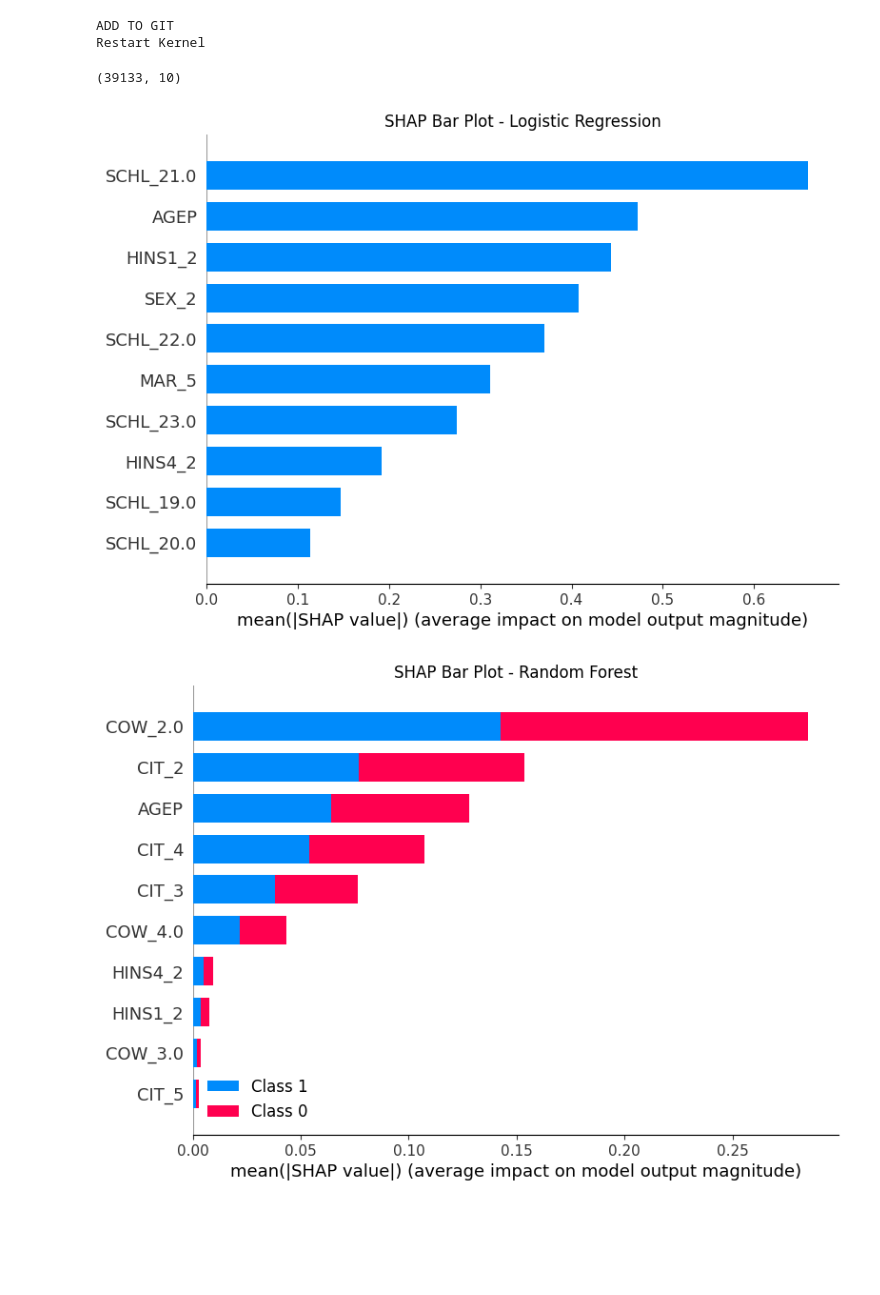
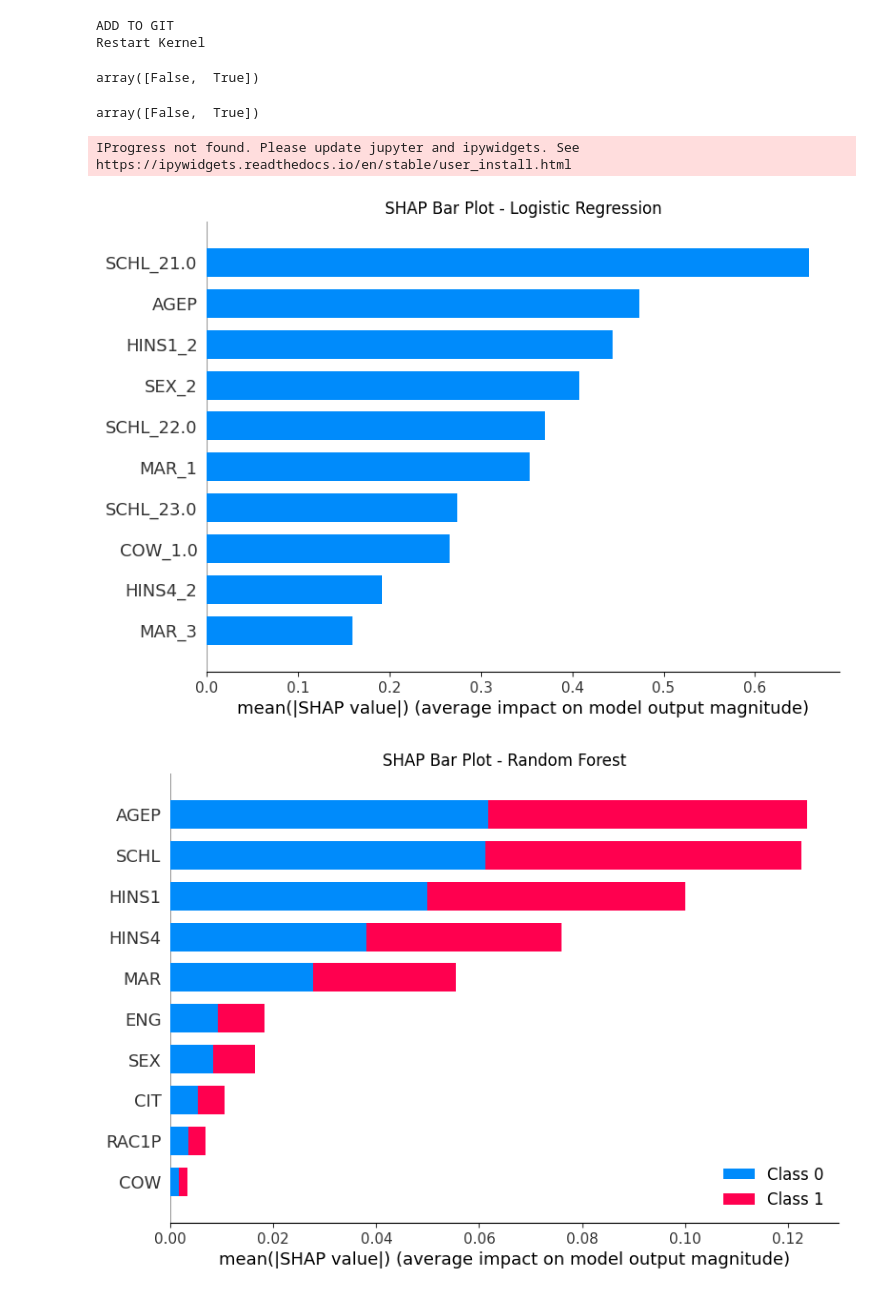
Before and after one commit to PHILIPWins/Algorithmic_Fairness, a Jupyter notebook: Assignment1/afae24-assignment-01-oleg - Philip.ipynb, the cells around one changed output. Drawn from its saved outputs; the diff is of its cells as text; code cells hidden in the pictures; blank space fills up the shorter version.

```diff
--- a/Assignment1/afae24-assignment-01-oleg - Philip.ipynb
+++ b/Assignment1/afae24-assignment-01-oleg - Philip.ipynb
@@ -14,7 +14,6 @@ from sklearn.model_selection import train_test_split
 
 data_source = ACSDataSource(survey_year='2018', horizon='1-Year', survey='person', root_dir="/mnt/storage/Datasets/folktables")
 acs_data = data_source.get_data(states=["CA"], download=True)
-
 feature_names = ['AGEP', # Age
                  "CIT", # Citizenship status
                  'COW', # Class of worker
@@ -47,8 +46,10 @@ def data_processing(data, features, target_name:str, threshold: int = 35000):
     df = df[features + ["target", target_name]] ##we want to keep df before one_hot encoding to make Bias Analysis
     df_processed = df[features].copy()
     cols = [ "HINS1", "HINS2", "HINS4", "CIT", "COW", "SCHL", "MAR", "SEX", "RAC1P"]
-    ascending = [True, True, True, False, False, True, False, True, False]
-    df_processed = pd.get_dummies(df_processed, prefix=None, prefix_sep='_', dummy_na=False, columns=cols, drop_first=True)
+    to_drop = [1, 1, 1, 5, 8, 1, 5, 1, 9]
+    for col, drop in zip(cols, to_drop):
+        df_processed = pd.get_dummies(df_processed, prefix=None, prefix_sep='_', dummy_na=False, columns=[col]).drop([col + "_" + str(drop) + ".0",
+                                                                                                                      col + "_" + str(drop)], axis=1, errors="ignore")
     df_processed = pd.get_dummies(df_processed, prefix=None, prefix_sep='_', dummy_na=True,columns=["ENG"], drop_first=True)
     return df_processed, df, target, sex
 
@@ -518,9 +510,3 @@ plt.show()
 y_test
 # %% [output]
 array([ True, False, False, ...,  True,  True,  True])
-# %%
-clf = RandomForestClassifier(n_estimators=150, min_samples_split = 0.01, min_samples_leaf= 0.01,  max_depth = 4, criterion = "gini", random_state = 0)
-# clf = tree.DecisionTreeClassifier(min_samples_split = 0.01, min_samples_leaf=0.001, max_depth=6, random_state=42)
-clf = clf.fit(X_train_f, y_train)
-
-clf.score(X_test_f, y_test)
@@ -582,22 +516,25 @@ print("Restart Kernel")
 # %% [output]
 ADD TO GIT
 Restart Kernel
-# %%
-print(shap_values[:, :10].shape)
-# %% [output]
-(39133, 10)
+# %%
+LogR.classes_
+# %% [output]
+array([False,  True])
+# %%
+clf.classes_
+# %% [output]
+array([False,  True])
 # %%
 ############# SHAP ################
 ## Logistic Regression, bar plot:
 import shap
-import matplotlib.pyplot as plt
 
 # Assuming clf is your trained model and X_train, X_test are defined
-explainer = shap.LinearExplainer(LogR, feature_names=X_train.columns,masker = shap.maskers.Independent(X_train))
-shap_values = explainer.shap_values(X_test)
+explainer_log = shap.LinearExplainer(LogR, masker = X_train, feature_names=X_train.columns)
+shap_values_log = explainer_log.shap_values(X_test)
 
 # Now you can proceed to plot the SHAP bar plot
-shap.summary_plot(shap_values, X_test, plot_type="bar", show=False, max_display = 10)
+shap.summary_plot(shap_values_log, X_test, plot_type="bar", show=False, max_display = 10, class_names=LogR.classes_)
 
 # Customize the colors of the bars using Matplotlib
 #custom_color = 'green'  # Example color, customize as needed
@@ -607,24 +544,27 @@ shap.summary_plot(shap_values, X_test, plot_type="bar", show=False, max_display
 plt.title("SHAP Bar Plot - Logistic Regression")
 plt.show()
 # %% [output]
+IProgress not found. Please update jupyter and ipywidgets. See https://ipywidgets.readthedocs.io/en/stable/user_install.html
-[figure, old version]
+[figure, new version]
 # %%
 import shap
 import matplotlib.pyplot as plt
 
 # Assuming clf is your trained model and X_train, X_test are defined
-explainer = shap.TreeExplainer(clf, feature_names=X_train.columns)
-shap_values = explainer.shap_values(X_test)
+explainer_clf = shap.TreeExplainer(clf, feature_names=X_train_f.columns)
+shap_values_clf = explainer_clf.shap_values(X_test_f)
+
+X_test_f_sample = shap.sample(X_test_f, 500)
 
 # Now you can proceed to plot the SHAP bar plot
-shap.summary_plot(shap_values, X_test, plot_type="bar", show=False, max_display = 10)
+shap.summary_plot(shap_values_clf, X_test_f_sample, plot_type="bar", show=False, max_display = 10)
 
 # Customize the colors of the bars using Matplotlib
 #custom_color = 'green'  # Example color, customize as needed
 #for bar in plt.gca().patches:
 #    bar.set_facecolor(custom_color)  # Apply color to each bar
 
 plt.title("SHAP Bar Plot - Random Forest")
 plt.show()
 # %% [output]
-[figure, old version]
+[figure, new version]
```
Also changed, not shown: parts of 31 cells of this notebook.
